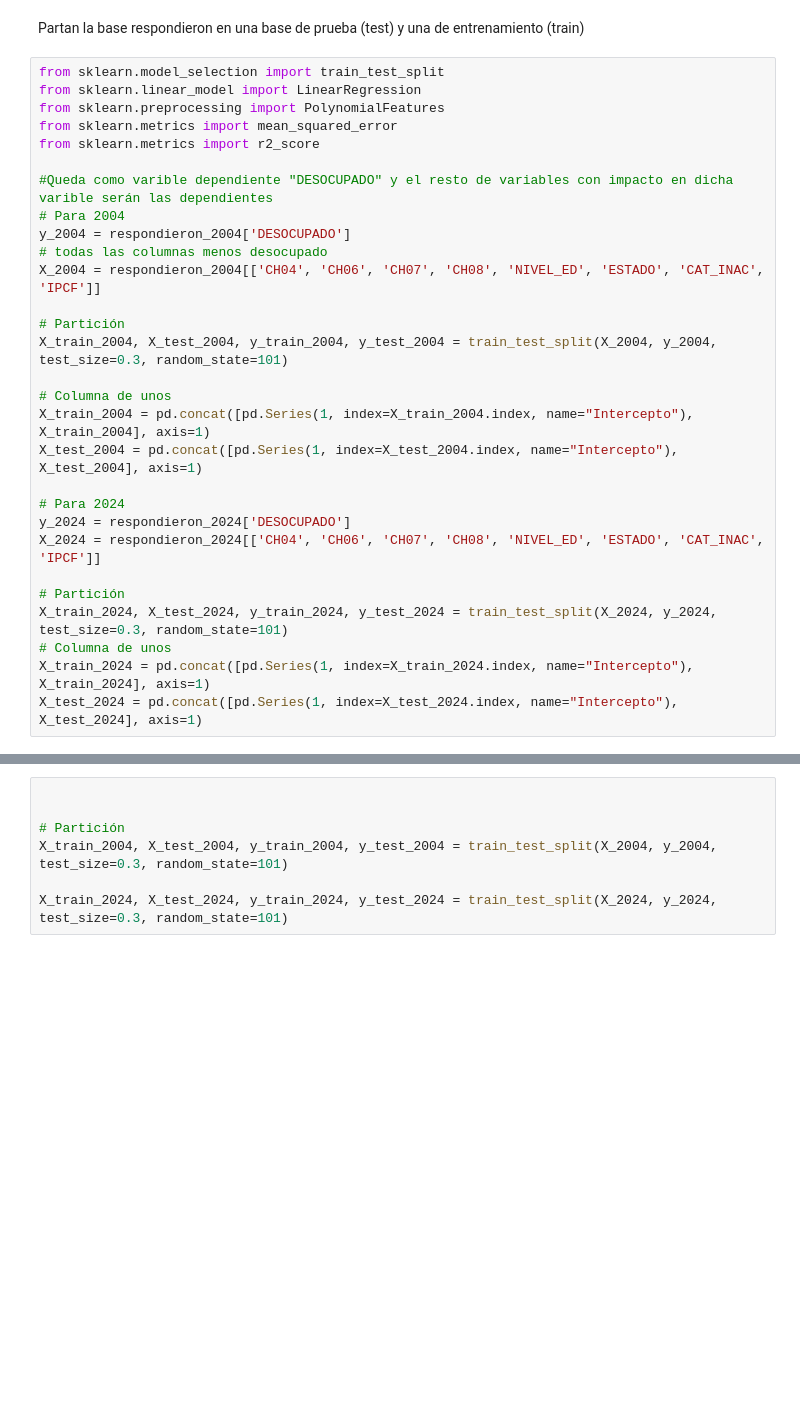
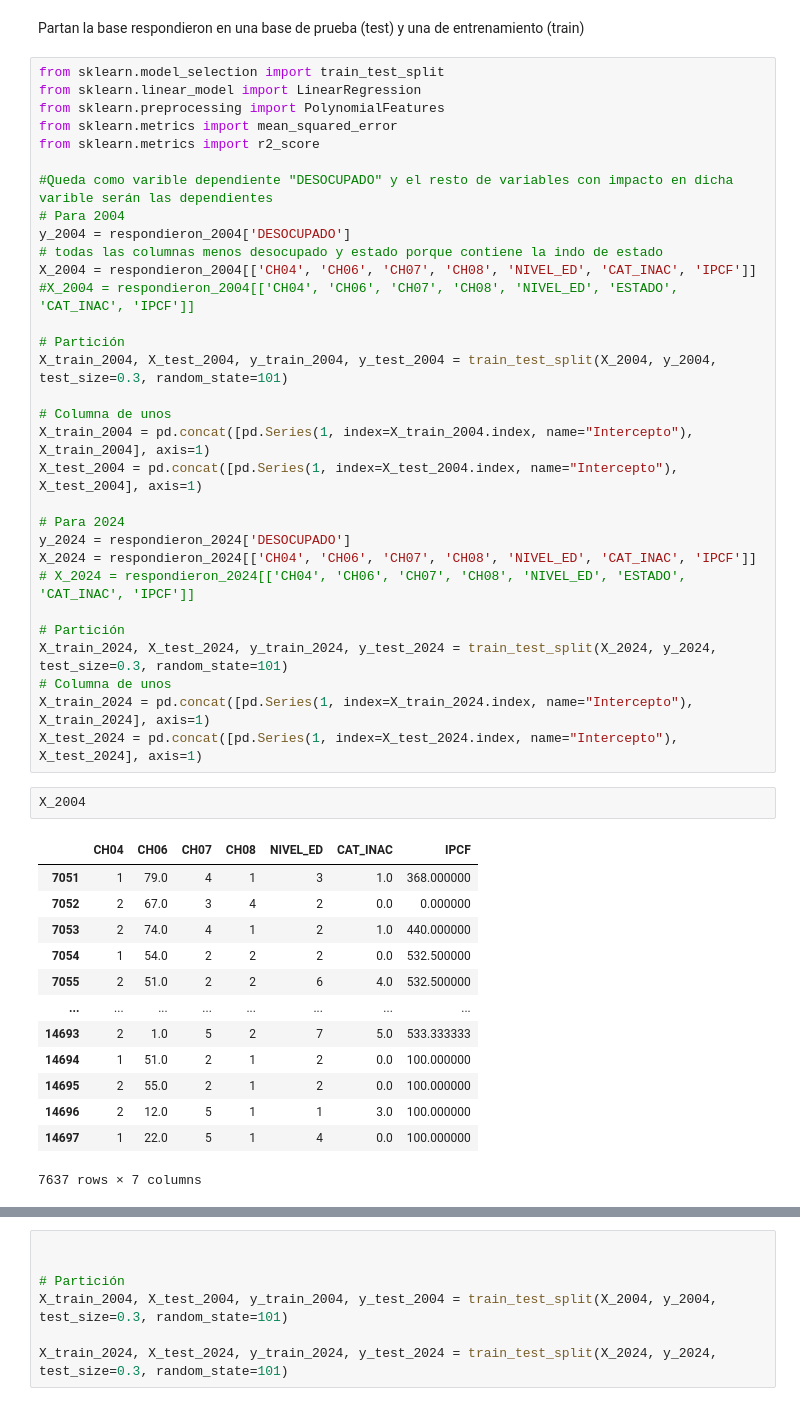
Before and after one commit to Freverendo/CC408-T13, a Jupyter notebook: TP3/TP3respuestas.ipynb, the cells around one changed output, grey strips where cells are left out. Saved outputs shown, nothing was run; the diff lists cells and outputs as text; blank space fills up the shorter version.

```diff
--- a/TP3/TP3respuestas.ipynb
+++ b/TP3/TP3respuestas.ipynb
@@ -719,8 +719,9 @@ from sklearn.metrics import r2_score
 #Queda como varible dependiente "DESOCUPADO" y el resto de variables con impacto en dicha varible serán las dependientes
 # Para 2004
 y_2004 = respondieron_2004['DESOCUPADO']
-# todas las columnas menos desocupado
-X_2004 = respondieron_2004[['CH04', 'CH06', 'CH07', 'CH08', 'NIVEL_ED', 'ESTADO', 'CAT_INAC', 'IPCF']]
+# todas las columnas menos desocupado y estado porque contiene la indo de estado
+X_2004 = respondieron_2004[['CH04', 'CH06', 'CH07', 'CH08', 'NIVEL_ED', 'CAT_INAC', 'IPCF']]
+#X_2004 = respondieron_2004[['CH04', 'CH06', 'CH07', 'CH08', 'NIVEL_ED', 'ESTADO', 'CAT_INAC', 'IPCF']]
 
 # Partición
 X_train_2004, X_test_2004, y_train_2004, y_test_2004 = train_test_split(X_2004, y_2004, test_size=0.3, random_state=101)
@@ -731,13 +732,30 @@ X_test_2004 = pd.concat([pd.Series(1, index=X_test_2004.index, name="Intercepto"
 
 # Para 2024
 y_2024 = respondieron_2024['DESOCUPADO']
-X_2024 = respondieron_2024[['CH04', 'CH06', 'CH07', 'CH08', 'NIVEL_ED', 'ESTADO', 'CAT_INAC', 'IPCF']]
+X_2024 = respondieron_2024[['CH04', 'CH06', 'CH07', 'CH08', 'NIVEL_ED', 'CAT_INAC', 'IPCF']]
+# X_2024 = respondieron_2024[['CH04', 'CH06', 'CH07', 'CH08', 'NIVEL_ED', 'ESTADO', 'CAT_INAC', 'IPCF']]
 
 # Partición
 X_train_2024, X_test_2024, y_train_2024, y_test_2024 = train_test_split(X_2024, y_2024, test_size=0.3, random_state=101)
 # Columna de unos
 X_train_2024 = pd.concat([pd.Series(1, index=X_train_2024.index, name="Intercepto"), X_train_2024], axis=1)
 X_test_2024 = pd.concat([pd.Series(1, index=X_test_2024.index, name="Intercepto"), X_test_2024], axis=1)
+# %%
+X_2004
+# %% [output]
+|  | CH04 | CH06 | CH07 | CH08 | NIVEL_ED | CAT_INAC | IPCF |
+| 7051 | 1 | 79.0 | 4 | 1 | 3 | 1.0 | 368.000000 |
+| 7052 | 2 | 67.0 | 3 | 4 | 2 | 0.0 | 0.000000 |
+| 7053 | 2 | 74.0 | 4 | 1 | 2 | 1.0 | 440.000000 |
+| 7054 | 1 | 54.0 | 2 | 2 | 2 | 0.0 | 532.500000 |
+| 7055 | 2 | 51.0 | 2 | 2 | 6 | 4.0 | 532.500000 |
+| ... | ... | ... | ... | ... | ... | ... | ... |
+| 14693 | 2 | 1.0 | 5 | 2 | 7 | 5.0 | 533.333333 |
+| 14694 | 1 | 51.0 | 2 | 1 | 2 | 0.0 | 100.000000 |
+| 14695 | 2 | 55.0 | 2 | 1 | 2 | 0.0 | 100.000000 |
+| 14696 | 2 | 12.0 | 5 | 1 | 1 | 3.0 | 100.000000 |
+| 14697 | 1 | 22.0 | 5 | 1 | 4 | 0.0 | 100.000000 |
+7637 rows × 7 columns
 # %%
 
 # Convertimos la columna CH07 a variables dummy
```
Also changed, not shown: parts of 3 cells of this notebook, 5 other files.
